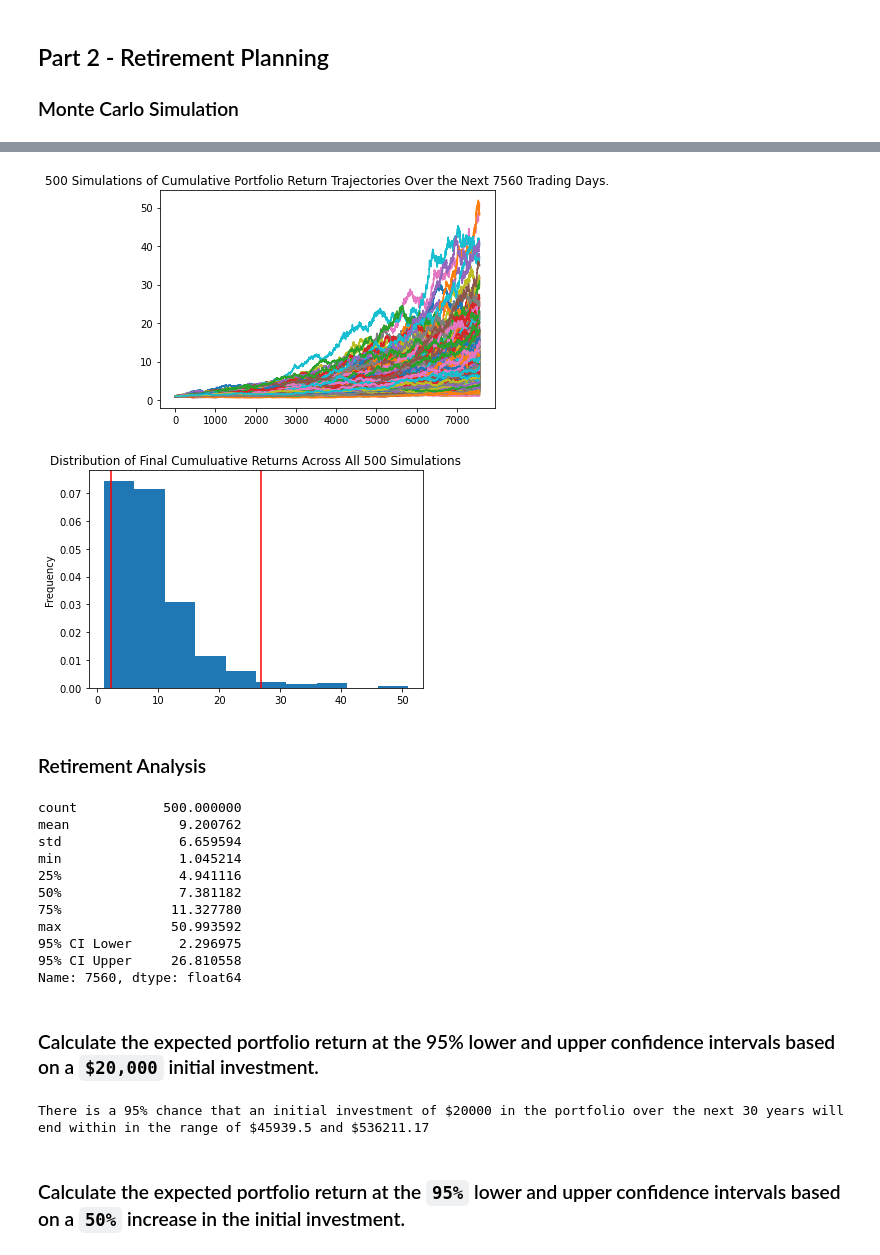
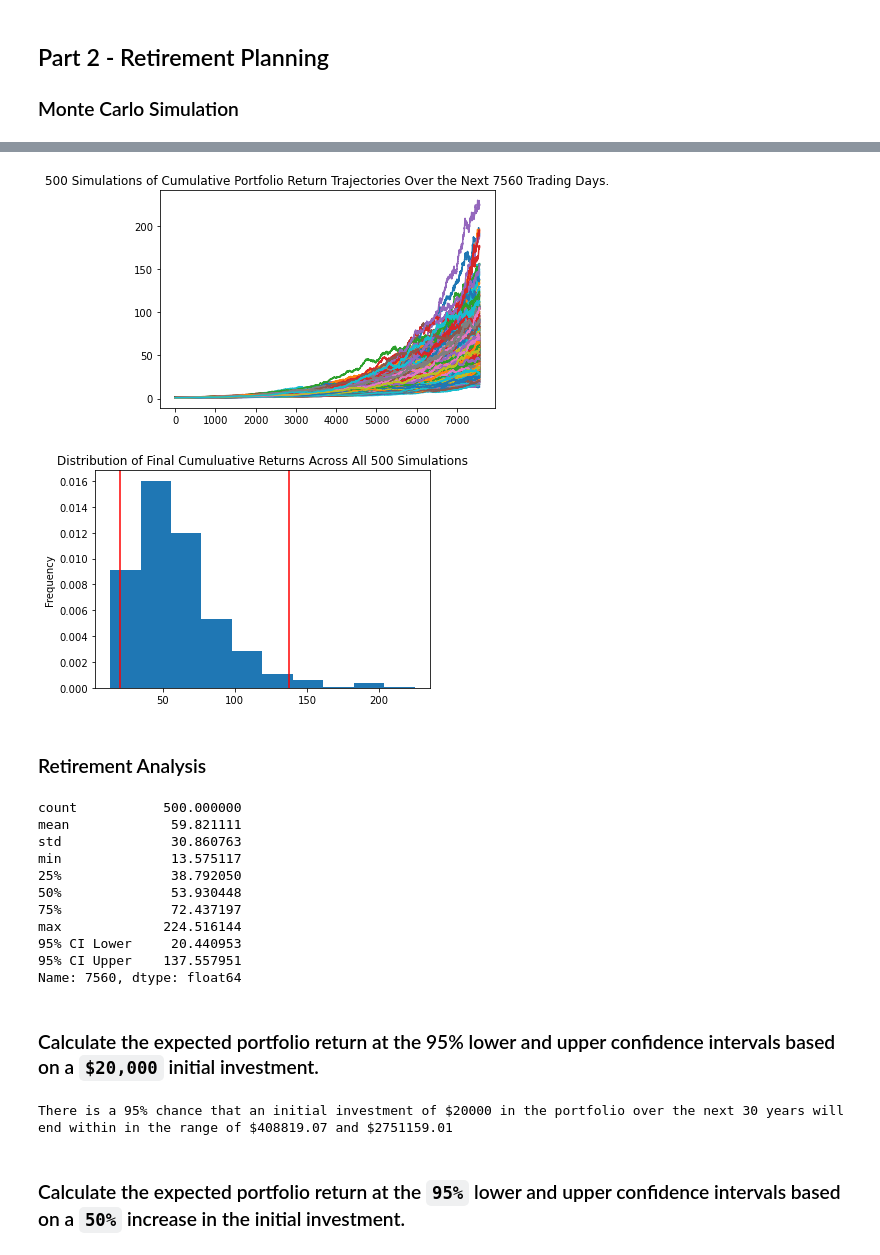
Before and after one commit to vincentiswenxin/Homework_5_APIs, a Jupyter notebook: financial-planner.ipynb, the cells around one changed output, grey strips where cells are left out. Saved outputs shown, nothing was run; the diff lists cells and outputs as text; code cells hidden in the pictures.

```diff
--- a/financial-planner.ipynb
+++ b/financial-planner.ipynb
@@ -50,8 +57,9 @@ The current value of your 5.3 ETH is $2096.47
 # %%
 # Set Alpaca API key and secret
-# YOUR CODE HERE!
+alpaca_api_key = os.getenv("ALPACA_API_KEY")
+alpaca_secret_key = os.getenv("ALPACA_SECRET_KEY")
 
 # Create the Alpaca API object
-# YOUR CODE HERE!
+alpaca = tradeapi.REST(alpaca_api_key, alpaca_secret_key, api_version = "v2")
 # %%
 # Format current date as ISO format
@@ -127,11 +158,12 @@ Congratulations! You have enough money in your emergency fund.
 # %%
 # Set start and end dates of five years back from today.
 # Sample results may vary from the solution based on the time frame chosen
-start_date = pd.Timestamp('2015-08-07', tz='America/New_York').isoformat()
-end_date = pd.Timestamp('2020-08-07', tz='America/New_York').isoformat()
+start_date = pd.Timestamp('2016-06-01', tz='America/New_York').isoformat()
+end_date = pd.Timestamp('2021-06-01', tz='America/New_York').isoformat()
 # %%
 # Get 5 years' worth of historical data for SPY and AGG
-# YOUR CODE HERE!
+display(tickers)
+df_stock_data = alpaca.get_barset(tickers, timeframe, start=start_date, end=end_date).df
 
 # Display sample data
 df_stock_data.head()
@@ -145,0 +180,3 @@ df_stock_data.head()
+# %%
+# Configuring a Monte Carlo simulation to forecast 30 years cumulative returns
+montecarlo_30 = MCSimulation(portfolio_data = df_stock_data, weights = [.40,.60], num_simulation = 500, num_trading_days = 252*30)
@@ -194,32 +229,32 @@ Running Monte Carlo simulation number 490.
 # %%
 # Plot simulation outcomes
-# YOUR CODE HERE!
+montecarlo_30_plot = montecarlo_30.plot_simulation()
 # %% [output]
-[figure, old version]
+[figure, new version]
 # %%
 # Plot probability distribution and confidence intervals
-# YOUR CODE HERE!
+montecarlo_30_dist_plot = montecarlo_30.plot_distribution()
 # %% [output]
-[figure, old version]
+[figure, new version]
 # %% [markdown]
 ### Retirement Analysis
 # %%
 # Fetch summary statistics from the Monte Carlo simulation results
-# YOUR CODE HERE!
+montecarlo_30_summary = montecarlo_30.summarize_cumulative_return()
 
 # Print summary statistics
-# YOUR CODE HERE!
+print(montecarlo_30_summary)
 # %% [output]
 count           500.000000
-mean              9.200762
-std               6.659594
-min               1.045214
-25%               4.941116
-50%               7.381182
-75%              11.327780
-max              50.993592
-95% CI Lower      2.296975
-95% CI Upper     26.810558
+mean             59.821111
+std              30.860763
+min              13.575117
+25%              38.792050
+50%              53.930448
+75%              72.437197
+max             224.516144
+95% CI Lower     20.440953
+95% CI Upper    137.557951
 Name: 7560, dtype: float64
 # %% [markdown]
 ### Calculate the expected portfolio return at the 95% lower and upper confidence intervals based on a `$20,000` initial investment.
@@ -228,14 +263,15 @@ Name: 7560, dtype: float64
 initial_investment = 20000
 
 # Use the lower and upper `95%` confidence intervals to calculate the range of the possible outcomes of our $20,000
-# YOUR CODE HERE!
+ci_lower = round((montecarlo_30_summary[8] * initial_investment), 2)
+ci_upper = round((montecarlo_30_summary[9] * initial_investment), 2)
 
 # Print results
 print(f"There is a 95% chance that an initial investment of ${initial_investment} in the portfolio"
       f" over the next 30 years will end within in the range of"
       f" ${ci_lower} and ${ci_upper}")
 # %% [output]
-There is a 95% chance that an initial investment of $20000 in the portfolio over the next 30 years will end within in the range of $45939.5 and $536211.17
+There is a 95% chance that an initial investment of $20000 in the portfolio over the next 30 years will end within in the range of $408819.07 and $2751159.01
 # %% [markdown]
 ### Calculate the expected portfolio return at the `95%` lower and upper confidence intervals based on a `50%` increase in the initial investment.
 # %%
```
Also changed, not shown: parts of 19 cells of this notebook, 4 other files.
